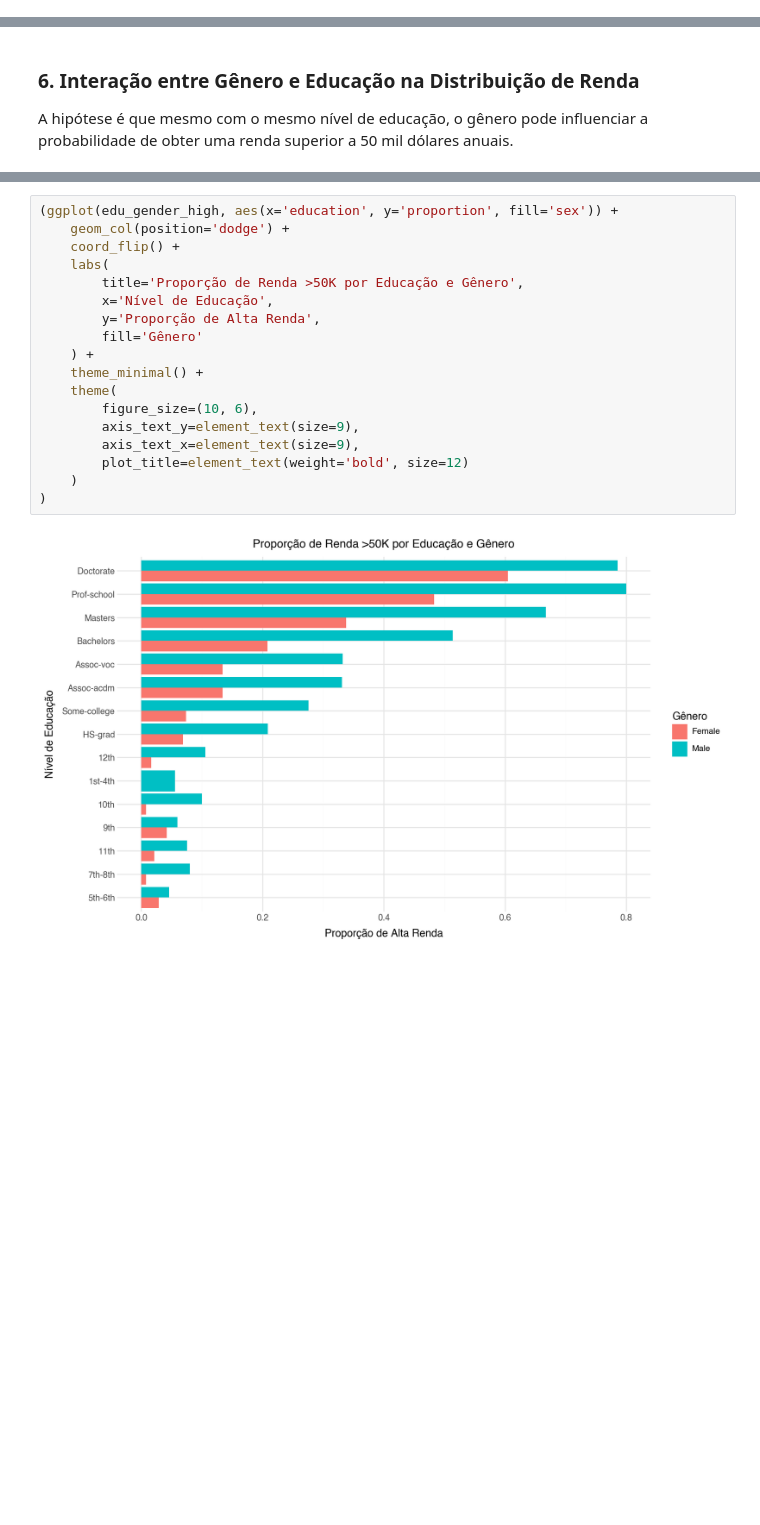
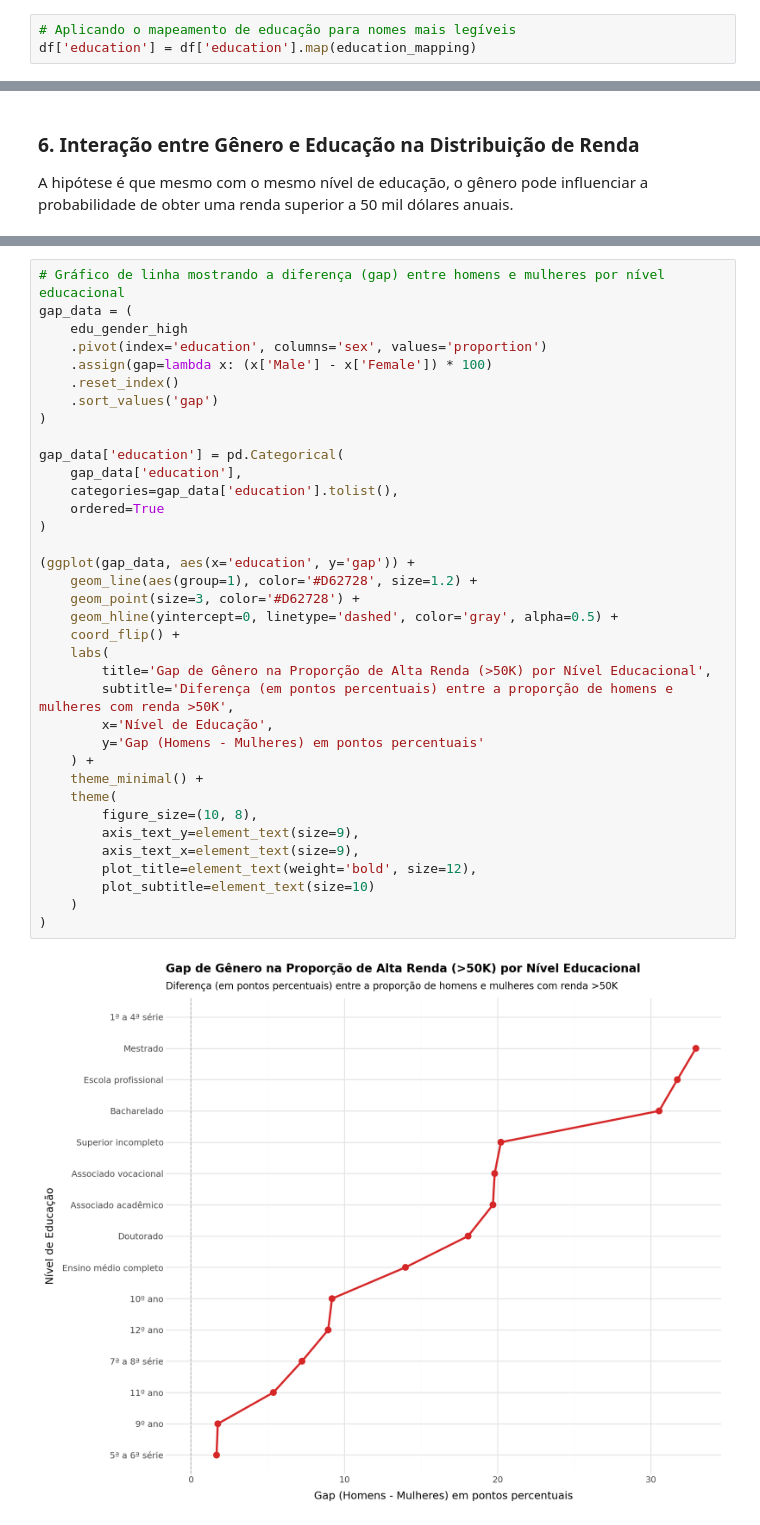
Before and after one commit to vivsoliveira/Adult-Census-Income, a Jupyter notebook: main.ipynb, the cells around one changed output, grey strips where cells are left out. Cells and saved outputs as stored; diff of their text form; blank space fills up the shorter version.

```diff
--- a/main.ipynb
+++ b/main.ipynb
@@ -182,0 +204,3 @@ Dados mantidos: 92.6%
+# %%
+# Aplicando o mapeamento de educação para nomes mais legíveis
+df['education'] = df['education'].map(education_mapping)
@@ -705,23 +938,41 @@ edu_gender_high.head()
 # %%
-(ggplot(edu_gender_high, aes(x='education', y='proportion', fill='sex')) +
-    geom_col(position='dodge') +
+# Gráfico de linha mostrando a diferença (gap) entre homens e mulheres por nível educacional
+gap_data = (
+    edu_gender_high
+    .pivot(index='education', columns='sex', values='proportion')
+    .assign(gap=lambda x: (x['Male'] - x['Female']) * 100)
+    .reset_index()
+    .sort_values('gap')
+)
+
+gap_data['education'] = pd.Categorical(
+    gap_data['education'],
+    categories=gap_data['education'].tolist(),
+    ordered=True
+)
+
+(ggplot(gap_data, aes(x='education', y='gap')) +
+    geom_line(aes(group=1), color='#D62728', size=1.2) +
+    geom_point(size=3, color='#D62728') +
+    geom_hline(yintercept=0, linetype='dashed', color='gray', alpha=0.5) +
     coord_flip() +
     labs(
-        title='Proporção de Renda >50K por Educação e Gênero',
+        title='Gap de Gênero na Proporção de Alta Renda (>50K) por Nível Educacional',
+        subtitle='Diferença (em pontos percentuais) entre a proporção de homens e mulheres com renda >50K',
         x='Nível de Educação',
-        y='Proporção de Alta Renda',
-        fill='Gênero'
+        y='Gap (Homens - Mulheres) em pontos percentuais'
     ) +
     theme_minimal() +
     theme(
-        figure_size=(10, 6),
+        figure_size=(10, 8),
         axis_text_y=element_text(size=9),
         axis_text_x=element_text(size=9),
-        plot_title=element_text(weight='bold', size=12)
+        plot_title=element_text(weight='bold', size=12),
+        plot_subtitle=element_text(size=10)
     )
 )
 # %% [output]
-[figure, old version]
+[figure, new version]
 # %% [markdown]
 **Interpretação**
 
```
Also changed, not shown: parts of 43 cells of this notebook.
